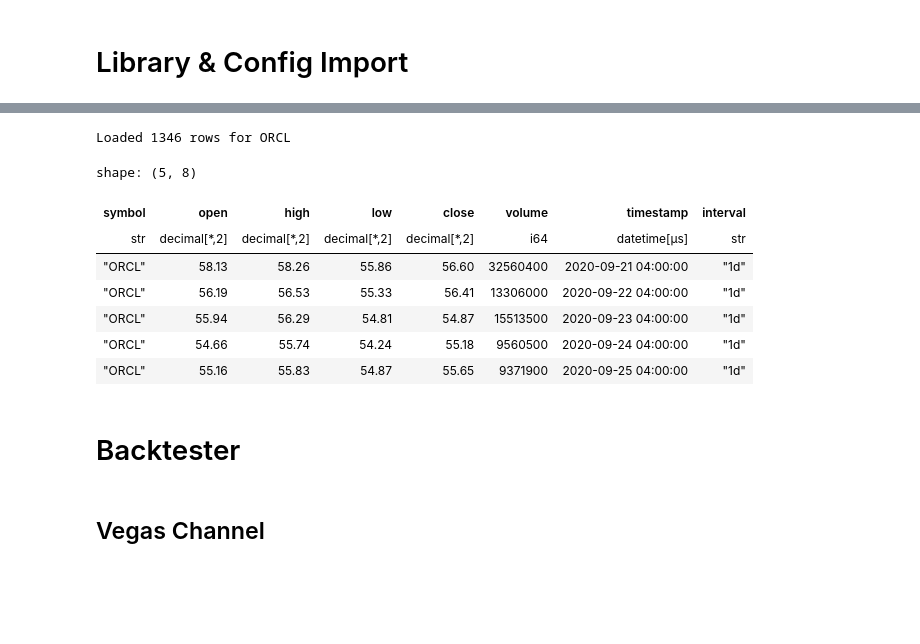
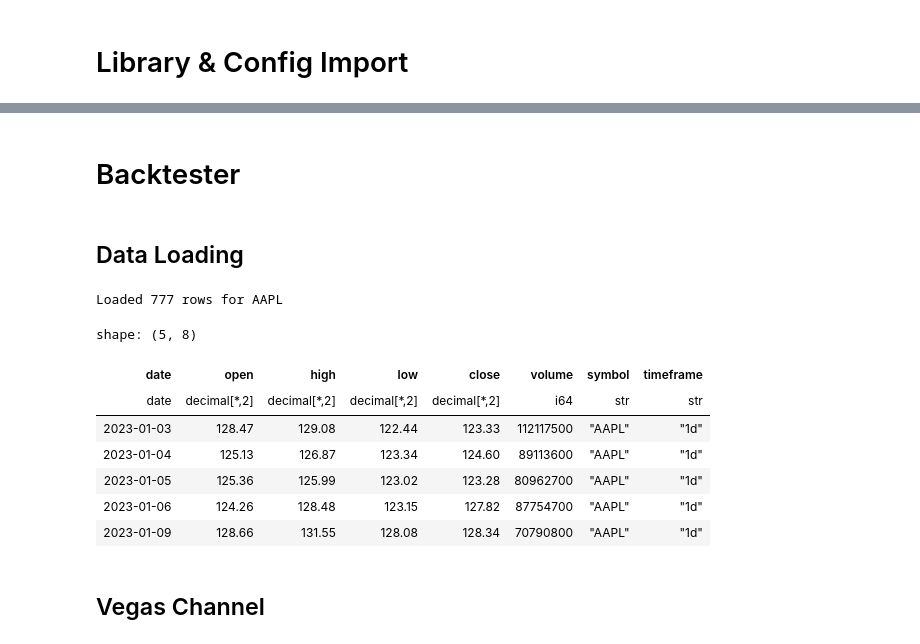
Before and after one commit to yiukitCheung/TradLyte-dp, a Jupyter notebook: aws_lambda_architecture/jupyter_notebook/batch_layer_analytics_engine.ipynb, the cells around one changed output, grey strips where cells are left out. Drawn from its saved outputs; the diff is of its cells as text; code cells hidden in the pictures; blank space fills up the shorter version.

```diff
--- a/aws_lambda_architecture/jupyter_notebook/batch_layer_analytics_engine.ipynb
+++ b/aws_lambda_architecture/jupyter_notebook/batch_layer_analytics_engine.ipynb
@@ -90,26 +52,0 @@ fig.show()
-# %%
-from shared.analytics_core.inputs import load_ohlcv_from_s3, load_ohlcv_from_rds
-
-SYMBOL = "ORCL"
-START_DATE = date(2020, 1, 1)
-END_DATE = date(2026, 2, 7)
-S3_BUCKET = "dev-condvest-datalake"
-# Load OHLCV from RDS
-df_ohlcv = load_ohlcv_from_rds(SYMBOL, RDS_CONNECTION_STRING, start_date=START_DATE, end_date=END_DATE, table_name="raw_ohlcv")
-print(f"Loaded {df_ohlcv.height} rows for {SYMBOL}")
-df_ohlcv.head()
-
-# # Load OHLCV from S3
-# df_ohlcv = load_ohlcv_from_s3(S3_BUCKET, SYMBOL, timeframe="3d", start_date=START_DATE, end_date=END_DATE)
-# print(f"Loaded {df_ohlcv.height} rows for {SYMBOL}")
-# df_ohlcv.head()
-# %% [output]
-Loaded 1346 rows for ORCL
-shape: (5, 8)
-| symbol | open | high | low | close | volume | timestamp | interval |
-| str | decimal[*,2] | decimal[*,2] | decimal[*,2] | decimal[*,2] | i64 | datetime[μs] | str |
-| "ORCL" | 58.13 | 58.26 | 55.86 | 56.60 | 32560400 | 2020-09-21 04:00:00 | "1d" |
-| "ORCL" | 56.19 | 56.53 | 55.33 | 56.41 | 13306000 | 2020-09-22 04:00:00 | "1d" |
-| "ORCL" | 55.94 | 56.29 | 54.81 | 54.87 | 15513500 | 2020-09-23 04:00:00 | "1d" |
-| "ORCL" | 54.66 | 55.74 | 54.24 | 55.18 | 9560500 | 2020-09-24 04:00:00 | "1d" |
-| "ORCL" | 55.16 | 55.83 | 54.87 | 55.65 | 9371900 | 2020-09-25 04:00:00 | "1d" |
@@ -127,5 +53,32 @@ df_ohlcv = df_ohlcv.group_by_dynamic('timestamp', every='3d')\
 # %% [markdown]
 # Backtester
+# %% [markdown]
+## Data Loading
+# %%
+SYMBOL = "AAPL"
+START_DATE = date(2023, 1, 1)
+END_DATE = date(2026, 2, 7)
+S3_BUCKET = "dev-condvest-datalake"
+
+# Load OHLCV from RDS
+df_ohlcv = load_ohlcv(SYMBOL, RDS_CONNECTION_STRING, start_date=START_DATE, end_date=END_DATE, table_name="raw_ohlcv")
+print(f"Loaded {df_ohlcv.height} rows for {SYMBOL}")
+df_ohlcv.head()
+
+# Load from multiple timeframes
+timeframes = ['1d', '3d']
+df_multi_timeframe = load_ohlcv_by_timeframe(SYMBOL, timeframes, RDS_CONNECTION_STRING, start_date=START_DATE, end_date=END_DATE)
+df_multi_timeframe.head()
+# %% [output]
+Loaded 777 rows for AAPL
+shape: (5, 8)
+| date | open | high | low | close | volume | symbol | timeframe |
+| date | decimal[*,2] | decimal[*,2] | decimal[*,2] | decimal[*,2] | i64 | str | str |
+| 2023-01-03 | 128.47 | 129.08 | 122.44 | 123.33 | 112117500 | "AAPL" | "1d" |
+| 2023-01-04 | 125.13 | 126.87 | 123.34 | 124.60 | 89113600 | "AAPL" | "1d" |
+| 2023-01-05 | 125.36 | 125.99 | 123.02 | 123.28 | 80962700 | "AAPL" | "1d" |
+| 2023-01-06 | 124.26 | 128.48 | 123.15 | 127.82 | 87754700 | "AAPL" | "1d" |
+| 2023-01-09 | 128.66 | 131.55 | 128.08 | 128.34 | 70790800 | "AAPL" | "1d" |
 # %% [markdown]
 ## Vegas Channel
 # %% [markdown]
```
Also changed, not shown: parts of 9 cells of this notebook, 6 other files.
